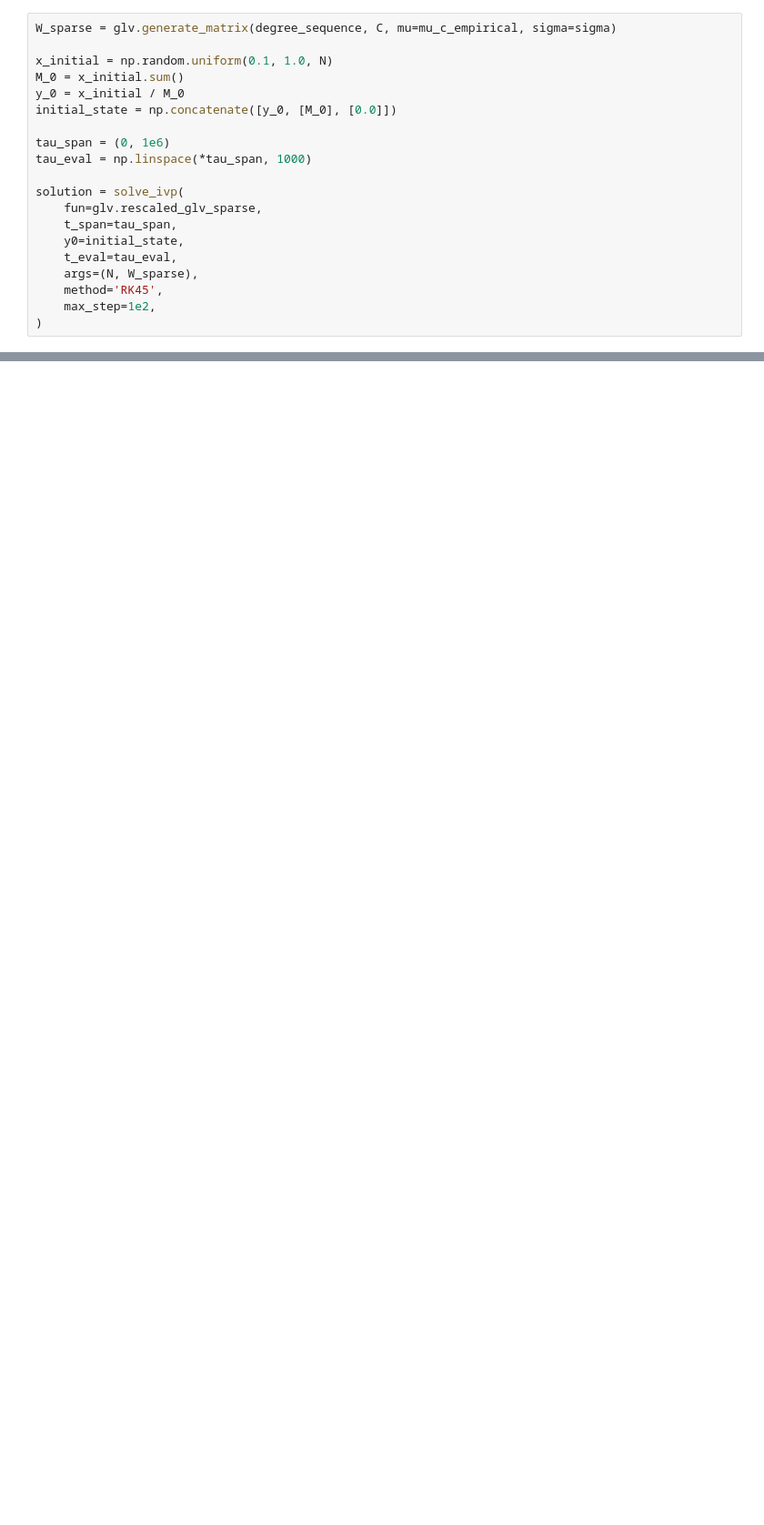
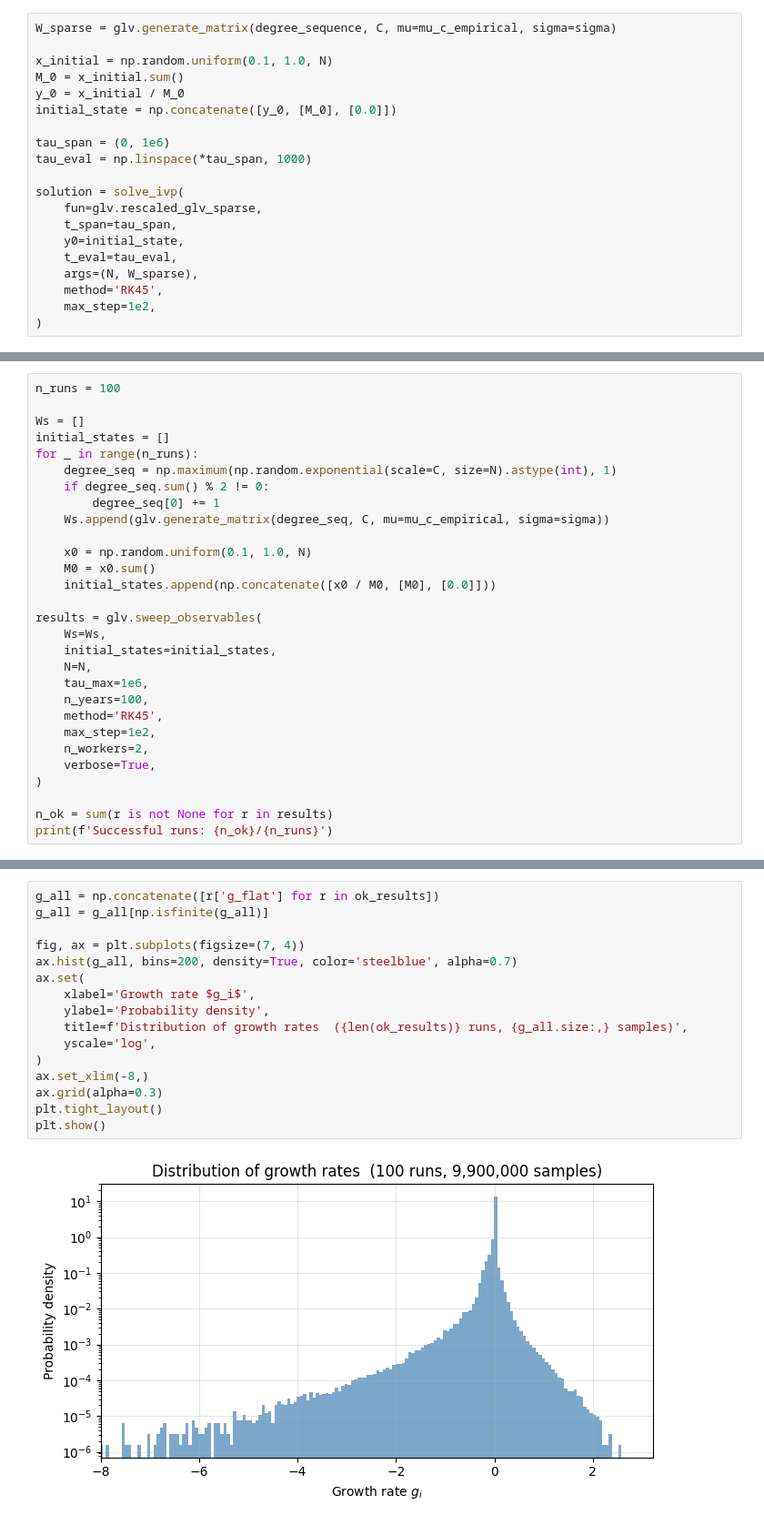
Before and after one commit to NotLudovico/glv-for-economics, a Jupyter notebook: notebooks/volatility.ipynb, the cells around one changed output, grey strips where cells are left out. Shown at 91% size. Saved outputs shown, nothing was run; the diff lists cells and outputs as text; blank space fills up the shorter version.

Commit message:
added C sweep for mu_c

```diff
--- a/notebooks/volatility.ipynb
+++ b/notebooks/volatility.ipynb
@@ -235,0 +237,29 @@ plt.show()
+# %%
+n_runs = 100
+
+Ws = []
+initial_states = []
+for _ in range(n_runs):
+    degree_seq = np.maximum(np.random.exponential(scale=C, size=N).astype(int), 1)
+    if degree_seq.sum() % 2 != 0:
+        degree_seq[0] += 1
+    Ws.append(glv.generate_matrix(degree_seq, C, mu=mu_c_empirical, sigma=sigma))
+
+    x0 = np.random.uniform(0.1, 1.0, N)
+    M0 = x0.sum()
+    initial_states.append(np.concatenate([x0 / M0, [M0], [0.0]]))
+
+results = glv.sweep_observables(
+    Ws=Ws,
+    initial_states=initial_states,
+    N=N,
+    tau_max=1e6,
+    n_years=100,
+    method='RK45',
+    max_step=1e2,
+    n_workers=2,
+    verbose=True,
+)
+
+n_ok = sum(r is not None for r in results)
+print(f'Successful runs: {n_ok}/{n_runs}')
@@ -235,0 +322,18 @@ plt.show()
+# %%
+g_all = np.concatenate([r['g_flat'] for r in ok_results])
+g_all = g_all[np.isfinite(g_all)]
+
+fig, ax = plt.subplots(figsize=(7, 4))
+ax.hist(g_all, bins=200, density=True, color='steelblue', alpha=0.7)
+ax.set(
+    xlabel='Growth rate $g_i$',
+    ylabel='Probability density',
+    title=f'Distribution of growth rates  ({len(ok_results)} runs, {g_all.size:,} samples)',
+    yscale='log',
+)
+ax.set_xlim(-8,)
+ax.grid(alpha=0.3)
+plt.tight_layout()
+plt.show()
+# %% [output]
+[figure, added]
```
Also changed, not shown: parts of 9 cells of this notebook, 24 other files.
